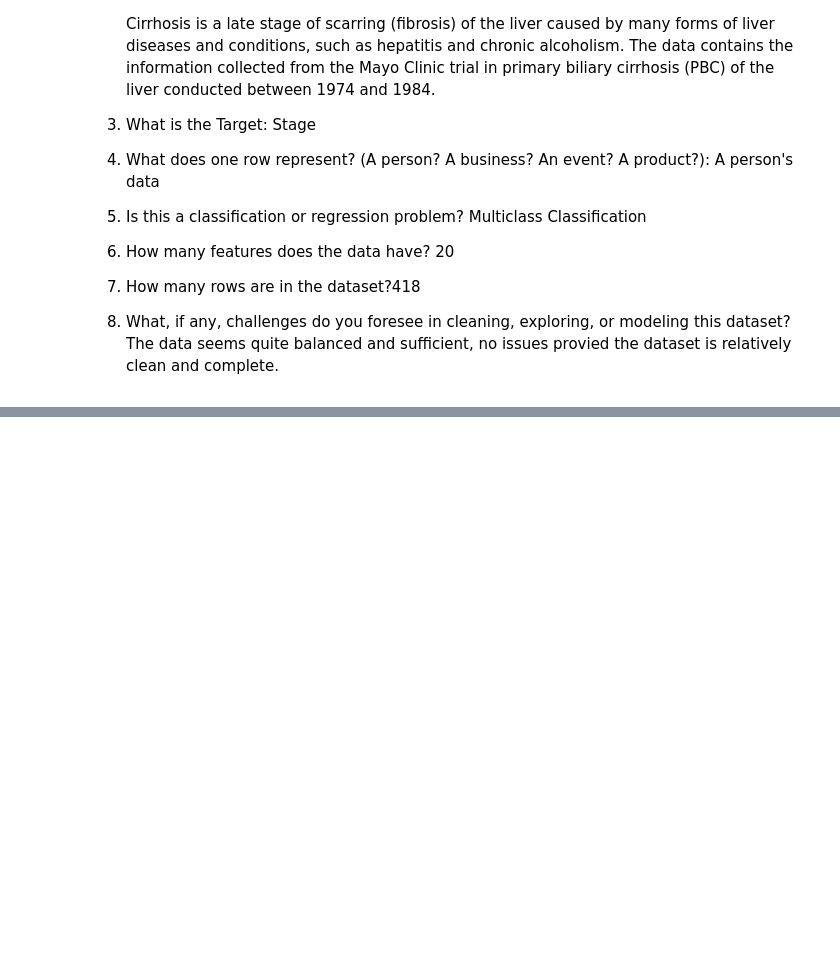
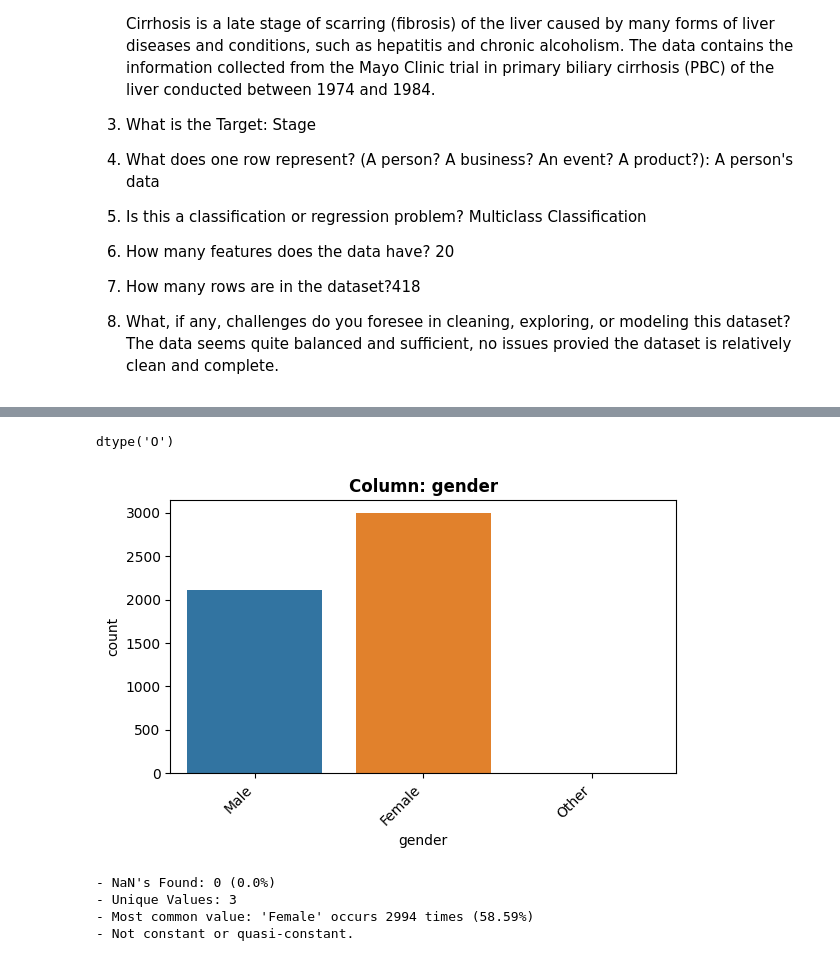
Before and after one commit to Desh86/Project2, a Jupyter notebook: Project_2.ipynb, the cells around one changed output, grey strips where cells are left out. Cells and saved outputs as stored; diff of their text form; code cells hidden in the pictures; blank space fills up the shorter version.

```diff
--- a/Project_2.ipynb
+++ b/Project_2.ipynb
@@ -125,0 +273,4 @@ Cirrhosis is a late stage of scarring (fibrosis) of the liver caused by many for
+# %%
+# Fill missing values with zero
+df['bmi'] = df['bmi'].fillna(0)
+df['bmi'].value_counts(dropna=False)
@@ -125,0 +501,15 @@ Cirrhosis is a late stage of scarring (fibrosis) of the liver caused by many for
+# %%
+# Confirming the dtype to select correct EDA function
+feature = "gender"
+df[feature].dtype
+# %% [output]
+dtype('O')
+# %%
+# run the appropriate explore function (based on feature's dtype)
+explore_categorical(df,feature);
+# %% [output]
+[figure, added]
+- NaN's Found: 0 (0.0%)
+- Unique Values: 3
+- Most common value: 'Female' occurs 2994 times (58.59%)
+- Not constant or quasi-constant.
```
Also changed, not shown: parts of 41 cells of this notebook.
